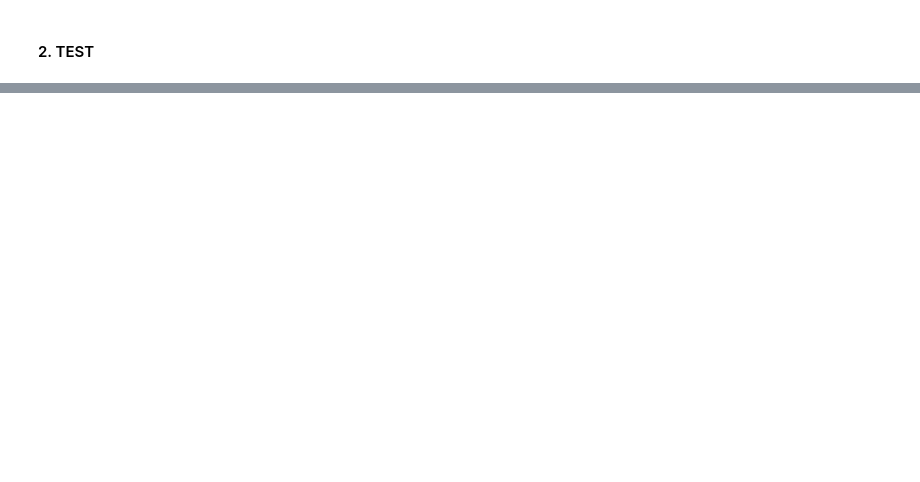
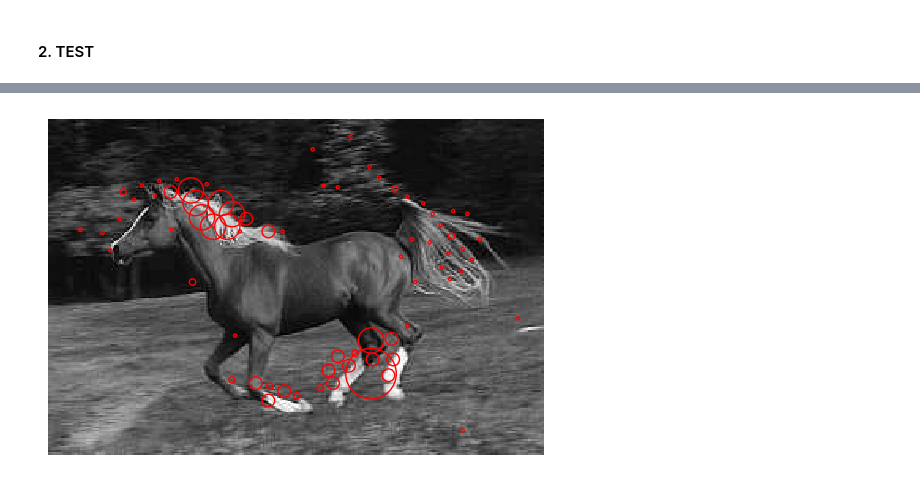
Before and after one commit to francealip/assignment_1_ISPR_23-24, a Jupyter notebook: src/LoG_detector.ipynb, the cells around one changed output, grey strips where cells are left out. Drawn from its saved outputs; the diff is of its cells as text; code cells hidden in the pictures; blank space fills up the shorter version.

```diff
--- a/src/LoG_detector.ipynb
+++ b/src/LoG_detector.ipynb
@@ -297,31 +278,0 @@ np.set_printoptions(threshold=np.inf)
-# %%
-sigma_zero = 1
-number_of_scales = 5
-number_of_maxima = 350
-threshold = 5.5
-
-
-def run_experiment(img, sigma_zero, number_of_scales, number_of_maxima, threshold):
-    """
-    function that runs the experiment on the image
-
-    :param img: image to be processed
-    :param sigma_zero: standard deviation of the filter
-    :param number_of_scales: number of scales
-    :param number_of_maxima: number of maxima to be found
-    :param threshold: threshold value
-    """
-    img = np.array(img)
-    feature_maps = multiple_scale_execution(img, sigma_zero,number_of_scales)
-    feature_maxima = []
-
-    for i,convolved_image in enumerate(feature_maps):
-        feature_maxima.append(find_local_maxima(convolved_image, sigma_zero*2**i, number_of_maxima))
-
-    coordinates = [item for sublist in feature_maxima for item in sublist]
-    coordinates = filter_max(coordinates,threshold)
-    draw_circle(img, coordinates)
-
-run_experiment(img1, sigma_zero, number_of_scales, number_of_maxima, threshold)
-run_experiment(img2, sigma_zero, number_of_scales, number_of_maxima, threshold)
-run_experiment(img3, sigma_zero, number_of_scales, number_of_maxima, threshold)
@@ -331,0 +279,10 @@ run_experiment(img3, sigma_zero, number_of_scales, number_of_maxima, threshold)
+# %%
+sigma_zero = 1
+number_of_scales = 5
+number_of_maxima = 500
+threshold = 8.5
+
+
+run_experiment(img1, sigma_zero, number_of_scales, number_of_maxima, threshold)
+# %% [output]
+[figure, added]
```
Also changed, not shown: parts of 15 cells of this notebook.
